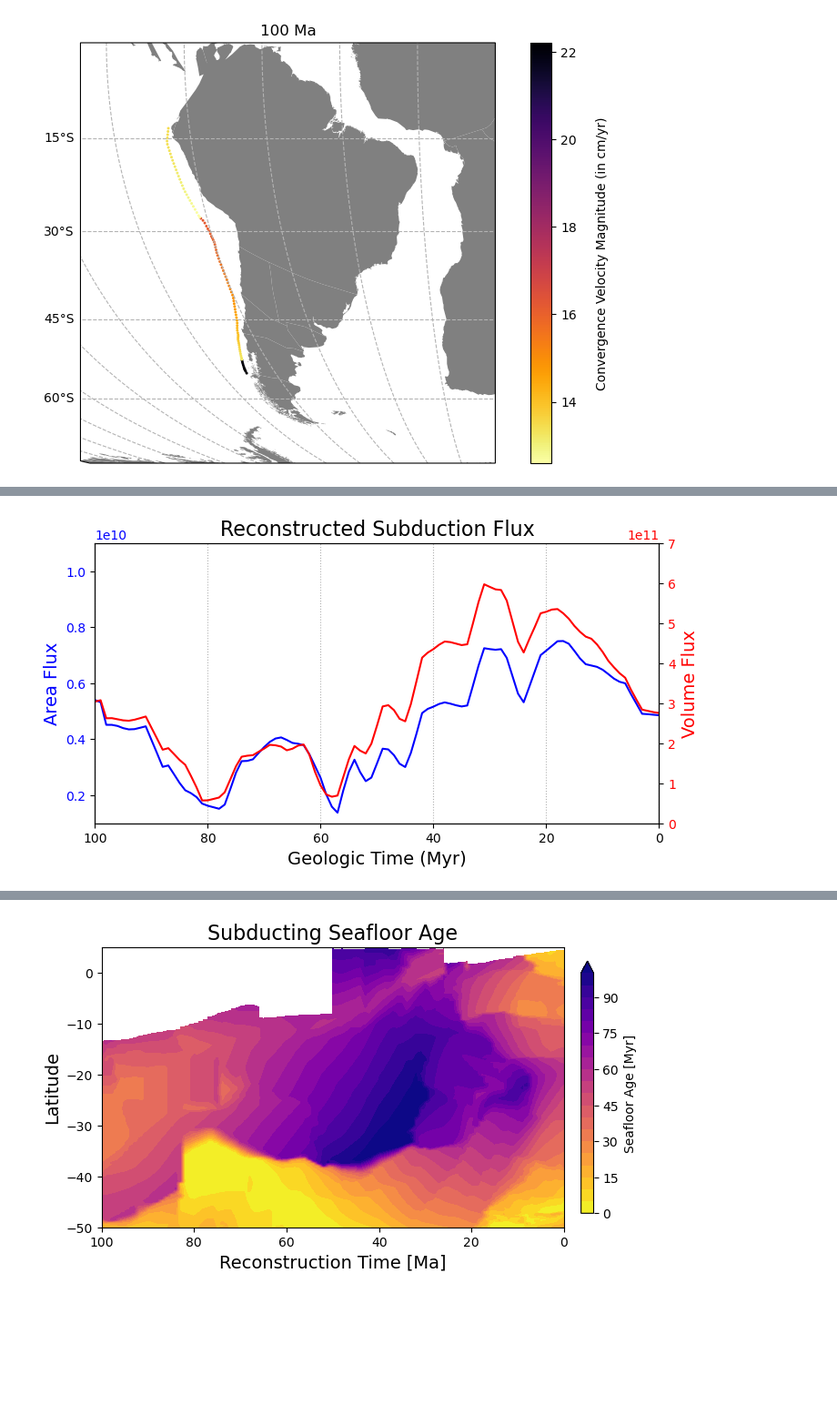
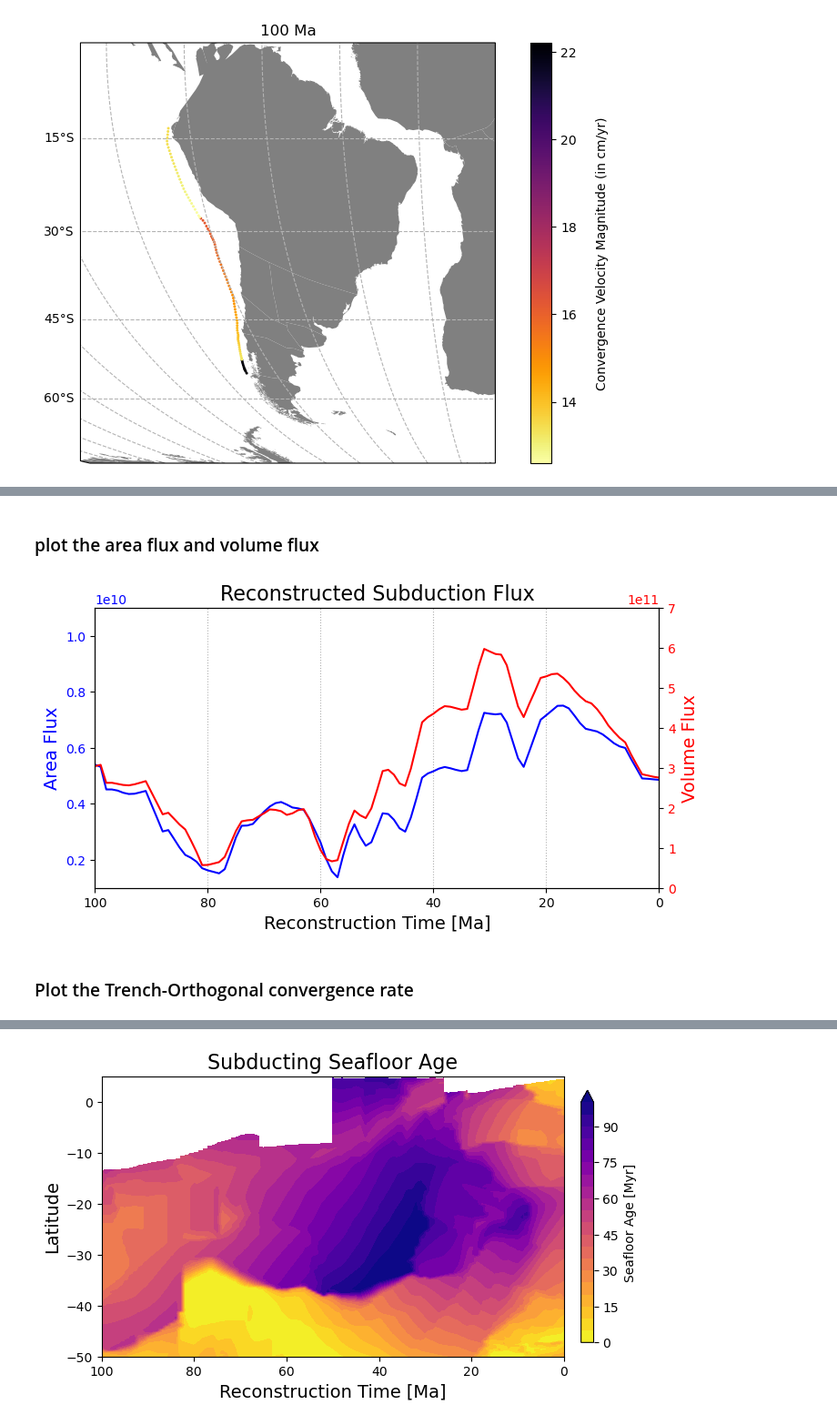
Before and after one commit to GPlates/gplately, a Jupyter notebook: Notebooks/11-AndesFluxes.ipynb, the cells around one changed output, grey strips where cells are left out. Shown at 91% size. Drawn from its saved outputs; the diff is of its cells as text; code cells hidden in the pictures; blank space fills up the shorter version.

```diff
--- a/Notebooks/11-AndesFluxes.ipynb
+++ b/Notebooks/11-AndesFluxes.ipynb
@@ -90,35 +113,3 @@ cbar.ax.set_ylabel('Convergence Velocity Magnitude (in cm/yr)', rotation=90)
 plt.show()
 # %% [output]
 [figure]
-# %%
-age_grid_raster = gplately.Raster(
-    data=plate_model.get_raster("AgeGrids",100),
-    plate_reconstruction=model,
-    extent=[-180, 180, -90, 90],
-    )
-
-# plot the original age grid raster
-fig = plt.figure(figsize=(16,8), dpi=100)
-ax_1 = fig.add_subplot(121, projection=ccrs.Mollweide(central_longitude = 0))
-age_grid_raster.imshow(ax=ax_1, cmap="YlGnBu",vmax=200, vmin=0)
-ax_1.set_title("Orignal Age Grid")
-
-# plot the data being retrieved by raster query
-ax_2 = fig.add_subplot(122, projection=ccrs.Mollweide(central_longitude = 0))
-xx, yy = np.meshgrid(np.linspace(-180, 180, 180), np.linspace(-90, 90, 90))
-values = age_grid_raster.query(
-        lons=xx.flatten(), lats=yy.flatten(),region_of_interest=10)
-ax_2.scatter(
-        xx.flatten(),
-        yy.flatten(),
-        c=values,
-        marker="s",
-        s=5,
-        transform=ccrs.PlateCarree(),
-        cmap="YlGnBu",
-        vmax=200,
-        vmin=0,
-    )
-ax_2.set_title("Raster Query")
-
-plt.show()
@@ -130,11 +118,11 @@ building the spatial tree...
 # %%
-def get_extent_from_data(data):
-    x0 = data.lon.min()-2
+def get_extent_from_data(data, extent_buffer=2):
+    x0 = data.lon.min()-extent_buffer
     if x0<-180: x0=360+x0
-    x1 = data.lon.max()+2
+    x1 = data.lon.max()+extent_buffer
     if x1>180: x1=x1-360
-    y0 = data.lat.min()-2
+    y0 = data.lat.min()-extent_buffer
     if y0<-90: y0=180+y0
-    y1 = data.lat.max()+2
+    y1 = data.lat.max()+extent_buffer
     if y1>90: y1=y1-360
     return [x0,x1,y0,y1]
@@ -217,29 +199,33 @@ building the spatial tree...
+# %% [markdown]
+### plot the area flux and volume flux
 # %%
 from scipy.ndimage import uniform_filter1d
 
 fig = plt.figure(figsize=(8,4), dpi=100)
 ax = fig.add_subplot(111)
 
 N=3
 ax.plot(time_series, uniform_filter1d(area_flux_series, size=N), 'b', label='area flux')
 ax.set_xlim(100,0)
 ax.set_ylim(1e9,11e9)
 ax.grid(axis='x', linestyle=':')
 #ax.set_xticklabels([])
 ax.set_ylabel('Area Flux', fontsize=14, color='b')
 ax.tick_params(axis='y', labelcolor='b')
 
 ax1 = ax.twinx()
 ax1.plot(time_series, uniform_filter1d(np.array(volume_flux_series), size=N), 'r', label='volume flux')
-ax.set_xlabel('Geologic Time (Myr)', fontsize=14)
+ax.set_xlabel('Reconstruction Time [Ma]', fontsize=14)
 ax1.set_ylabel('Volume Flux', fontsize=14, color='r')
 ax1.set_ylim(0e11,7e11)
 ax1.tick_params(axis='y', labelcolor='r')
 #ax.legend()
 ax.set_title('Reconstructed Subduction Flux', fontsize=16)
 plt.show()
 # %% [output]
-[figure, old version]
+[figure, new version]
+# %% [markdown]
+### Plot the Trench-Orthogonal convergence rate
 # %%
 fig = plt.figure(figsize=(8,4), dpi=100)
 ax = fig.add_subplot(111)
```
Also changed, not shown: parts of 15 cells of this notebook.
